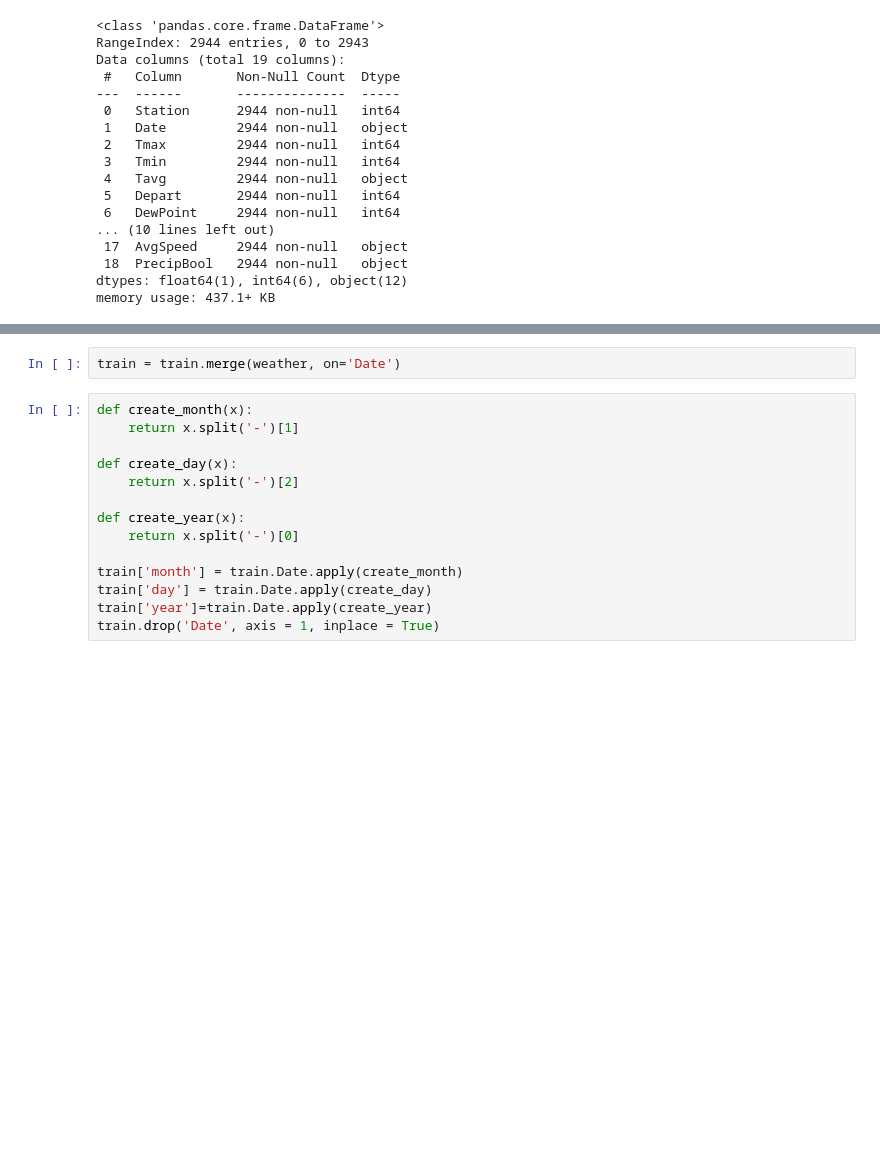
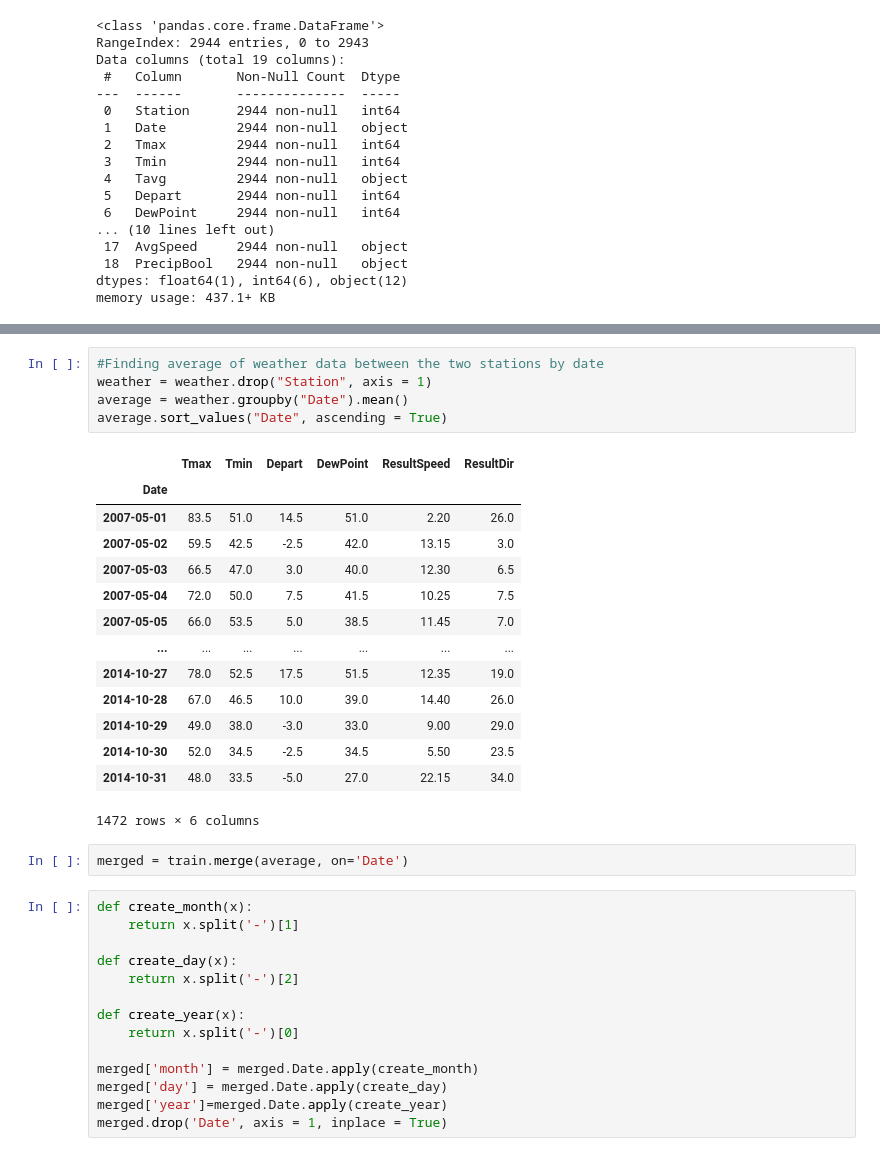
Before and after one commit to evanwmeeks/Springboard, a Jupyter notebook: Capstone 2/Capstone 2 - West Nile Virus Prediction.ipynb, the cells around one changed output, grey strips where cells are left out. Drawn from its saved outputs; the diff is of its cells as text; blank space fills up the shorter version.

```diff
--- a/Capstone 2/Capstone 2 - West Nile Virus Prediction.ipynb
+++ b/Capstone 2/Capstone 2 - West Nile Virus Prediction.ipynb
@@ -151,5 +172,25 @@ memory usage: 437.1+ KB
+# %%
+#Finding average of weather data between the two stations by date
+weather = weather.drop("Station", axis = 1)
+average = weather.groupby("Date").mean()
+average.sort_values("Date", ascending = True)
+# %% [output]
+|  | Tmax | Tmin | Depart | DewPoint | ResultSpeed | ResultDir |
+| Date |  |  |  |  |  |  |
+| 2007-05-01 | 83.5 | 51.0 | 14.5 | 51.0 | 2.20 | 26.0 |
+| 2007-05-02 | 59.5 | 42.5 | -2.5 | 42.0 | 13.15 | 3.0 |
+| 2007-05-03 | 66.5 | 47.0 | 3.0 | 40.0 | 12.30 | 6.5 |
+| 2007-05-04 | 72.0 | 50.0 | 7.5 | 41.5 | 10.25 | 7.5 |
+| 2007-05-05 | 66.0 | 53.5 | 5.0 | 38.5 | 11.45 | 7.0 |
+| ... | ... | ... | ... | ... | ... | ... |
+| 2014-10-27 | 78.0 | 52.5 | 17.5 | 51.5 | 12.35 | 19.0 |
+| 2014-10-28 | 67.0 | 46.5 | 10.0 | 39.0 | 14.40 | 26.0 |
+| 2014-10-29 | 49.0 | 38.0 | -3.0 | 33.0 | 9.00 | 29.0 |
+| 2014-10-30 | 52.0 | 34.5 | -2.5 | 34.5 | 5.50 | 23.5 |
+| 2014-10-31 | 48.0 | 33.5 | -5.0 | 27.0 | 22.15 | 34.0 |
+1472 rows × 6 columns
 # %%
-train = train.merge(weather, on='Date')
+merged = train.merge(average, on='Date')
 # %%
 def create_month(x):
     return x.split('-')[1]
@@ -160,7 +201,7 @@ def create_day(x):
 def create_year(x):
     return x.split('-')[0]
 
-train['month'] = train.Date.apply(create_month)
-train['day'] = train.Date.apply(create_day)
-train['year']=train.Date.apply(create_year)
-train.drop('Date', axis = 1, inplace = True)
+merged['month'] = merged.Date.apply(create_month)
+merged['day'] = merged.Date.apply(create_day)
+merged['year']=merged.Date.apply(create_year)
+merged.drop('Date', axis = 1, inplace = True)
```
Also changed, not shown: parts of 9 cells of this notebook, 1 other file.
